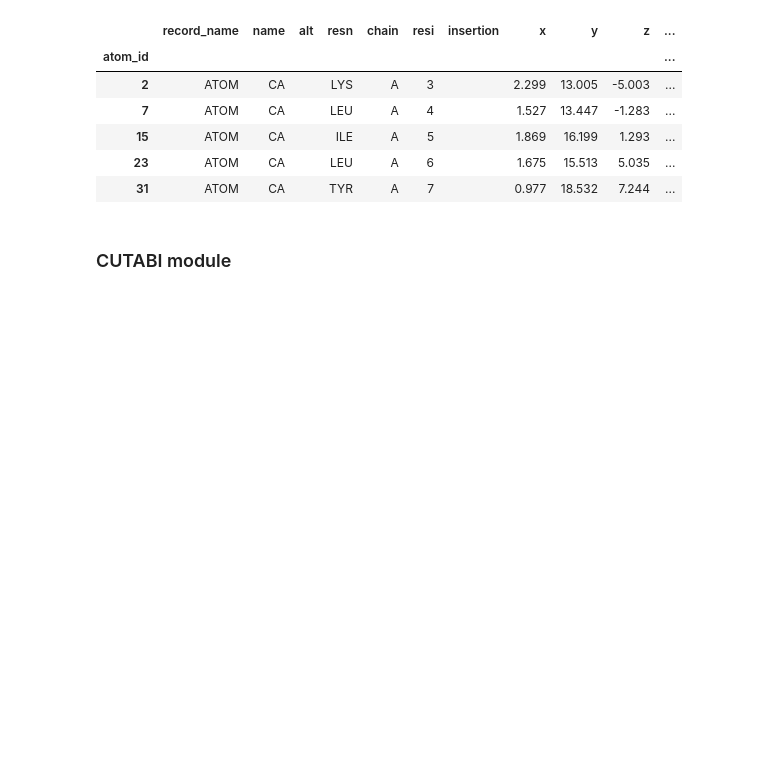
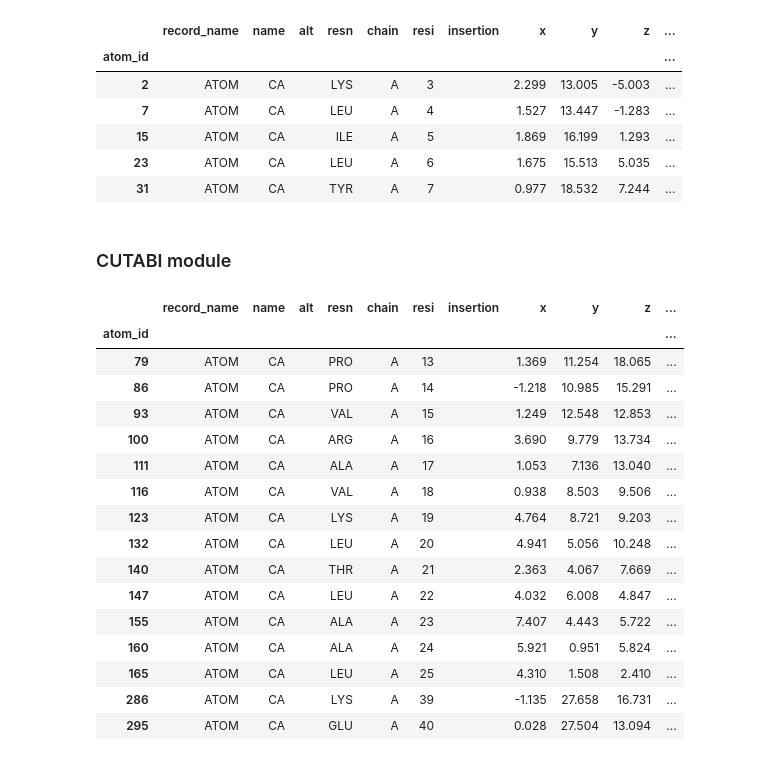
Before and after one commit to NicolasPetiot/md_manager, a Jupyter notebook: basic_usage.ipynb, the cells around one changed output. Cells and saved outputs as stored; diff of their text form; code cells hidden in the pictures; blank space fills up the shorter version.

```diff
--- a/basic_usage.ipynb
+++ b/basic_usage.ipynb
@@ -57,0 +60,21 @@ ca.head()
+# %%
+ca["Helix"] = CUTABI.predict_alpha_helix(ca, CA_only=True)
+ca.query("Helix").head(15)
+# %% [output]
+|  | record_name | name | alt | resn | chain | resi | insertion | x | y | z | ... |
+| atom_id |  |  |  |  |  |  |  |  |  |  | ... |
+| 79 | ATOM | CA |  | PRO | A | 13 |  | 1.369 | 11.254 | 18.065 | ... |
+| 86 | ATOM | CA |  | PRO | A | 14 |  | -1.218 | 10.985 | 15.291 | ... |
+| 93 | ATOM | CA |  | VAL | A | 15 |  | 1.249 | 12.548 | 12.853 | ... |
+| 100 | ATOM | CA |  | ARG | A | 16 |  | 3.690 | 9.779 | 13.734 | ... |
+| 111 | ATOM | CA |  | ALA | A | 17 |  | 1.053 | 7.136 | 13.040 | ... |
+| 116 | ATOM | CA |  | VAL | A | 18 |  | 0.938 | 8.503 | 9.506 | ... |
+| 123 | ATOM | CA |  | LYS | A | 19 |  | 4.764 | 8.721 | 9.203 | ... |
+| 132 | ATOM | CA |  | LEU | A | 20 |  | 4.941 | 5.056 | 10.248 | ... |
+| 140 | ATOM | CA |  | THR | A | 21 |  | 2.363 | 4.067 | 7.669 | ... |
+| 147 | ATOM | CA |  | LEU | A | 22 |  | 4.032 | 6.008 | 4.847 | ... |
+| 155 | ATOM | CA |  | ALA | A | 23 |  | 7.407 | 4.443 | 5.722 | ... |
+| 160 | ATOM | CA |  | ALA | A | 24 |  | 5.921 | 0.951 | 5.824 | ... |
+| 165 | ATOM | CA |  | LEU | A | 25 |  | 4.310 | 1.508 | 2.410 | ... |
+| 286 | ATOM | CA |  | LYS | A | 39 |  | -1.135 | 27.658 | 16.731 | ... |
+| 295 | ATOM | CA |  | GLU | A | 40 |  | 0.028 | 27.504 | 13.094 | ... |
```
Also changed, not shown: parts of 5 cells of this notebook, 2 other files.
